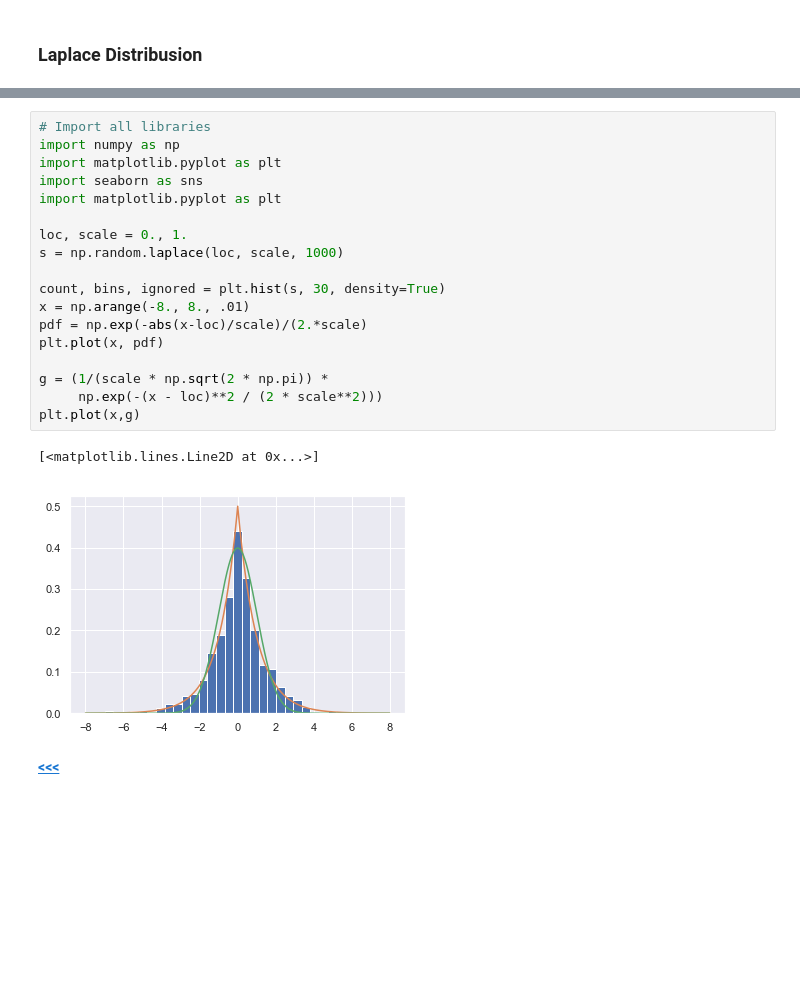
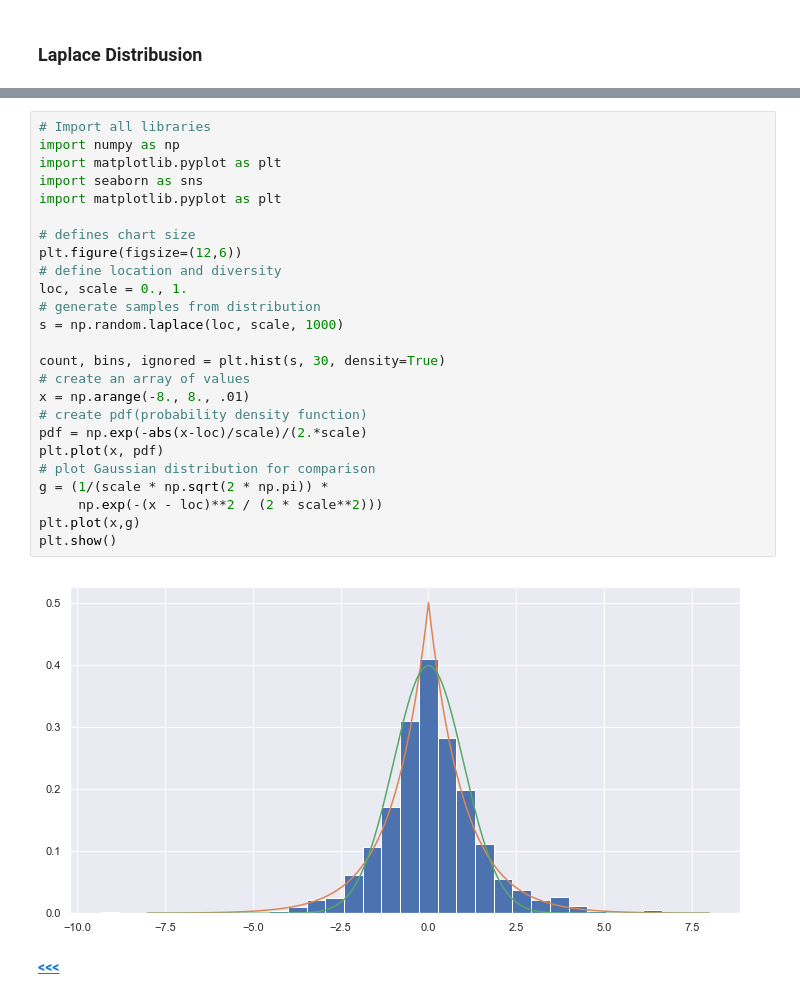
Before and after one commit to G00376332/52465_Assignment, a Jupyter notebook: Numpy_Assignment.ipynb, the cells around one changed output, grey strips where cells are left out. Saved outputs shown, nothing was run; the diff lists cells and outputs as text; blank space fills up the shorter version.

```diff
--- a/Numpy_Assignment.ipynb
+++ b/Numpy_Assignment.ipynb
@@ -240,24 +358,30 @@ The first law of Laplace, from 1774, states that the frequency of an error can b
 # %%
 # Import all libraries
 import numpy as np
 import matplotlib.pyplot as plt
 import seaborn as sns
 import matplotlib.pyplot as plt
 
+# defines chart size
+plt.figure(figsize=(12,6))
+# define location and diversity
 loc, scale = 0., 1.
+# generate samples from distribution
 s = np.random.laplace(loc, scale, 1000)
 
 count, bins, ignored = plt.hist(s, 30, density=True)
+# create an array of values
 x = np.arange(-8., 8., .01)
+# create pdf(probability density function)
 pdf = np.exp(-abs(x-loc)/scale)/(2.*scale)
 plt.plot(x, pdf)
-
+# plot Gaussian distribution for comparison
 g = (1/(scale * np.sqrt(2 * np.pi)) *
      np.exp(-(x - loc)**2 / (2 * scale**2)))
 plt.plot(x,g)
+plt.show()
 # %% [output]
-[<matplotlib.lines.Line2D at 0x...>]
-[figure, old version]
+[figure, new version]
 # %% [markdown]
  [**<<<**](#table)
 # %% [markdown]
```
Also changed, not shown: parts of 26 cells of this notebook, 1 other file.
